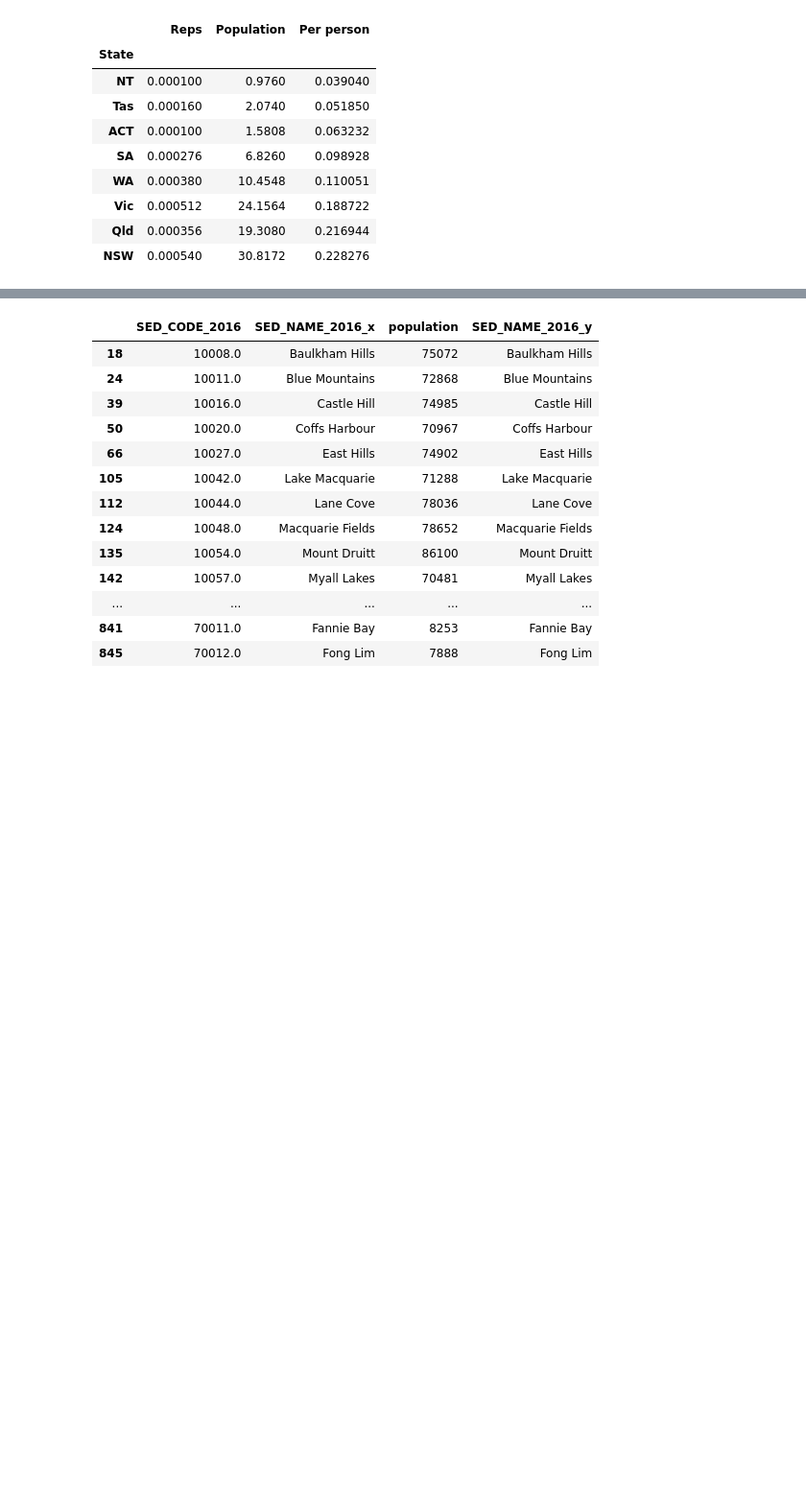
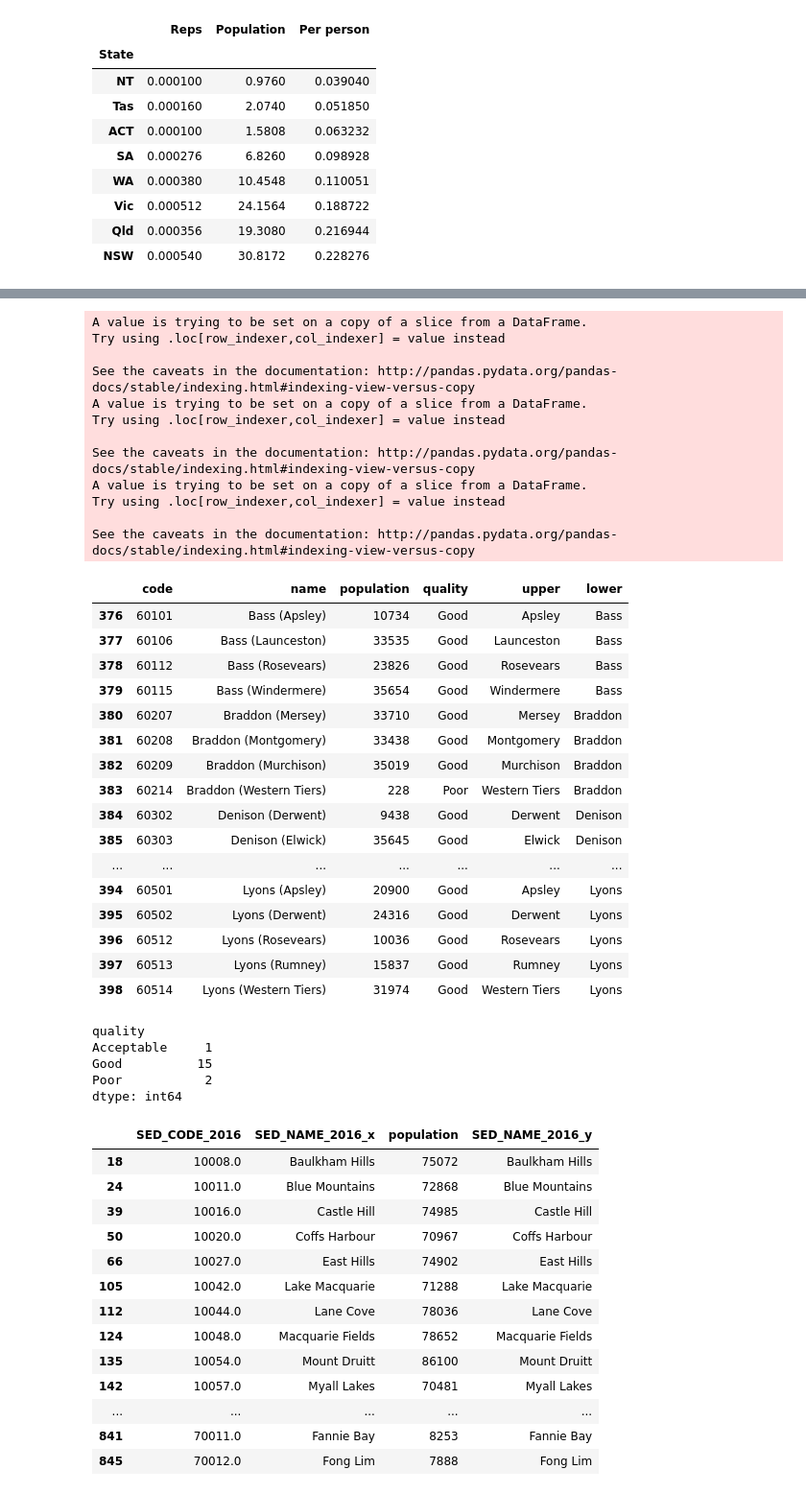
Before and after one commit to jacksongs/overgovd, a Jupyter notebook: state/State - 2011 to 2016 conversion.ipynb, the cells around one changed output, grey strips where cells are left out. Shown at 96% size. Drawn from its saved outputs; the diff is of its cells as text; code cells hidden in the pictures; blank space fills up the shorter version.

```diff
--- a/state/State - 2011 to 2016 conversion.ipynb
+++ b/state/State - 2011 to 2016 conversion.ipynb
@@ -127,3 +197,59 @@ tally.sort_values('Per person')/250000
+# %%
+# TASMANIA
+
+tas = base.query("code > 59999 & code < 70000")
+tas['upper'] = tas['name'].apply(lambda x: x.split("(")[1][:-1])
+tas['lower'] = tas['name'].apply(lambda x: x.split("(")[0][:-1])
+# need to fix up an error in the naming of the file
+tas['upper'] = tas['upper'].replace('South-Eastern Metro','South-Eastern Metropolitan')
+
+tasupper = tas.groupby('upper').sum()['population']
+tasupperquality = tas.groupby(['upper','quality']).size().reset_index().groupby('quality').size()
+taslower = tas.groupby('lower').sum()['population']
+taslowerquality = tas.groupby(['lower','quality']).size()
+tas
+# %% [output]
+A value is trying to be set on a copy of a slice from a DataFrame.
+Try using .loc[row_indexer,col_indexer] = value instead
+
+See the caveats in the documentation: http://pandas.pydata.org/pandas-docs/stable/indexing.html#indexing-view-versus-copy
+A value is trying to be set on a copy of a slice from a DataFrame.
+Try using .loc[row_indexer,col_indexer] = value instead
+
+See the caveats in the documentation: http://pandas.pydata.org/pandas-docs/stable/indexing.html#indexing-view-versus-copy
+A value is trying to be set on a copy of a slice from a DataFrame.
+Try using .loc[row_indexer,col_indexer] = value instead
+
+See the caveats in the documentation: http://pandas.pydata.org/pandas-docs/stable/indexing.html#indexing-view-versus-copy
+|  | code | name | population | quality | upper | lower |
+| 376 | 60101 | Bass (Apsley) | 10734 | Good | Apsley | Bass |
+| 377 | 60106 | Bass (Launceston) | 33535 | Good | Launceston | Bass |
+| 378 | 60112 | Bass (Rosevears) | 23826 | Good | Rosevears | Bass |
+| 379 | 60115 | Bass (Windermere) | 35654 | Good | Windermere | Bass |
+| 380 | 60207 | Braddon (Mersey) | 33710 | Good | Mersey | Braddon |
+| 381 | 60208 | Braddon (Montgomery) | 33438 | Good | Montgomery | Braddon |
+| 382 | 60209 | Braddon (Murchison) | 35019 | Good | Murchison | Braddon |
+| 383 | 60214 | Braddon (Western Tiers) | 228 | Poor | Western Tiers | Braddon |
+| 384 | 60302 | Denison (Derwent) | 9438 | Good | Derwent | Denison |
+| 385 | 60303 | Denison (Elwick) | 35645 | Good | Elwick | Denison |
+| ... | ... | ... | ... | ... | ... | ... |
+| 394 | 60501 | Lyons (Apsley) | 20900 | Good | Apsley | Lyons |
+| 395 | 60502 | Lyons (Derwent) | 24316 | Good | Derwent | Lyons |
+| 396 | 60512 | Lyons (Rosevears) | 10036 | Good | Rosevears | Lyons |
+| 397 | 60513 | Lyons (Rumney) | 15837 | Good | Rumney | Lyons |
+| 398 | 60514 | Lyons (Western Tiers) | 31974 | Good | Western Tiers | Lyons |
+# %%
+# so now let's merge the five upper houses - NSW, Vic, WA, SA, Tas
+
+nswupper = pd.DataFrame([['New South Wales',7704.3*1000,'Good',42]])
+saupper = pd.DataFrame([['South Australia',1706.5*1000,'Good',22]])
+tasupper
+# %% [output]
+quality
+Acceptable     1
+Good          15
+Poor           2
+dtype: int64
 # %%
 final[final['SED_NAME_2016_x'].str.contains(" ")]
 # %% [output]
```
Also changed, not shown: parts of 6 cells of this notebook, 3 other files.
